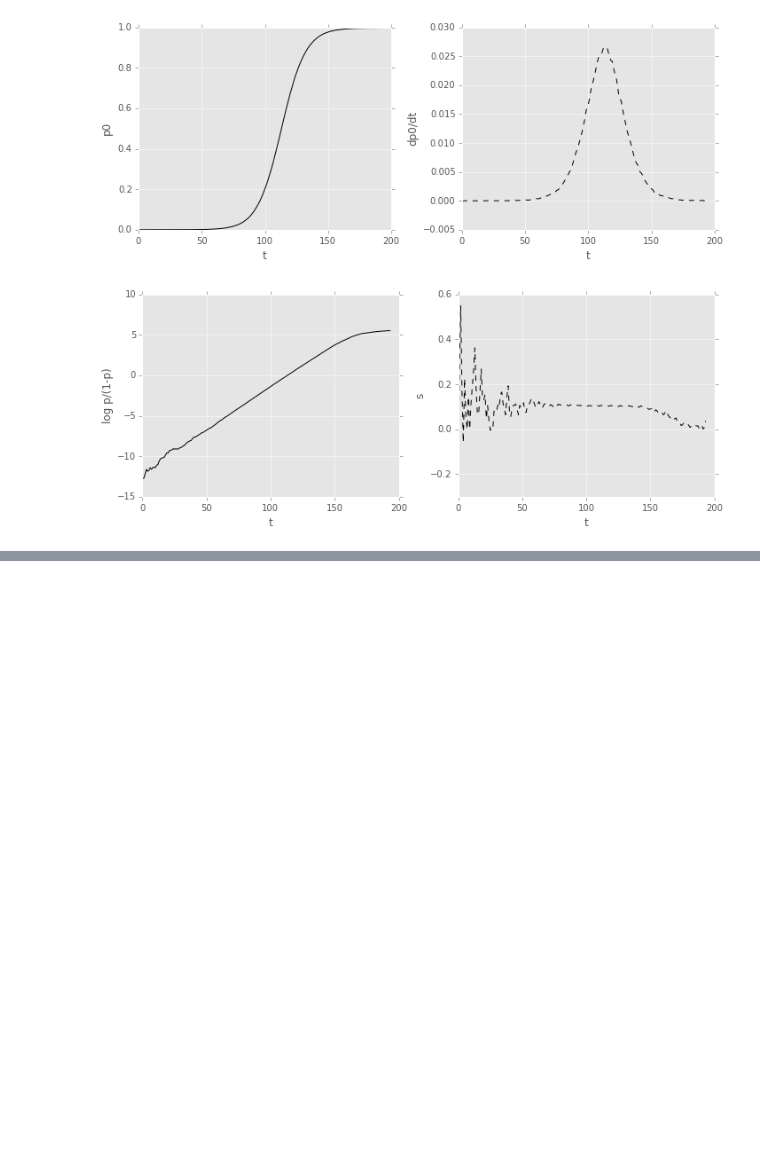
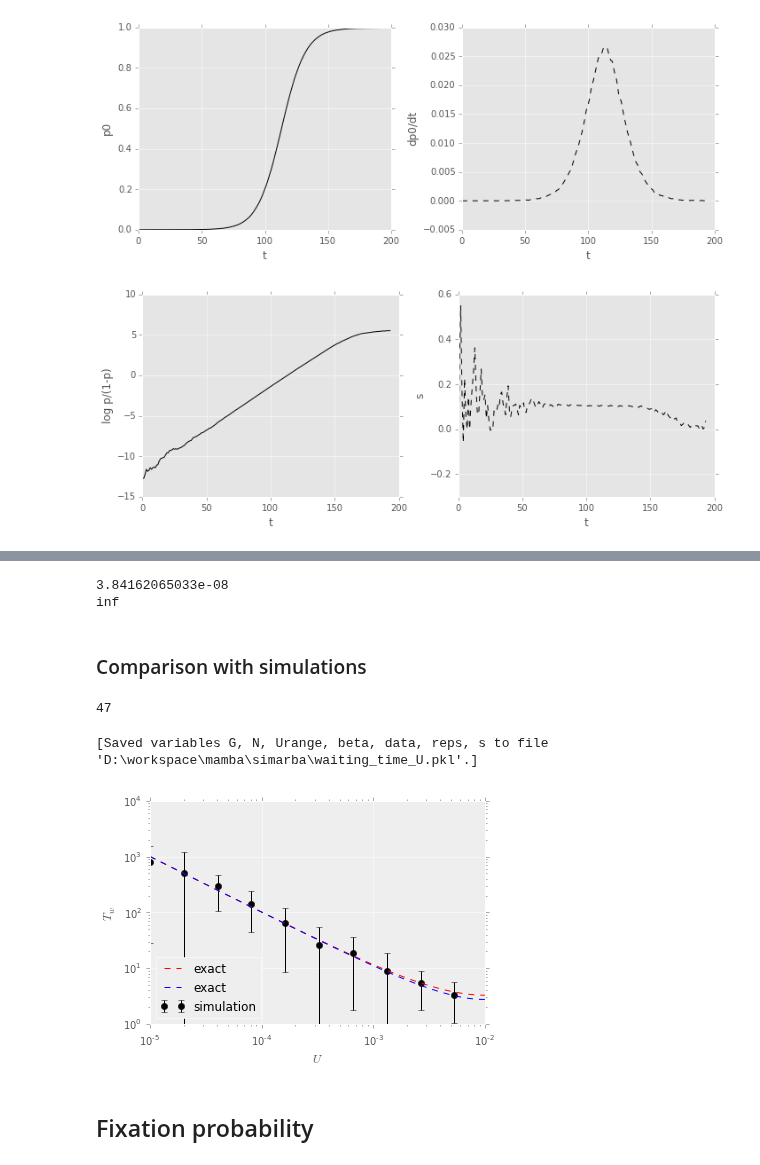
Before and after one commit to yoavram/mamba, a Jupyter notebook: simarba/adaptation model.ipynb, the cells around one changed output, grey strips where cells are left out. Saved outputs shown, nothing was run; the diff lists cells and outputs as text; code cells hidden in the pictures; blank space fills up the shorter version.

```diff
--- a/simarba/adaptation model.ipynb
+++ b/simarba/adaptation model.ipynb
@@ -148,0 +241,10 @@ fig.tight_layout();
+# %%
+Tw1 = lambda N,U,s,beta: (1 - (1 - q1(U,s,beta))**N)**(-1)
+Tw2 = lambda N,U,s,beta: (N * q1(U,s,beta))**(-1)
+print q1(U,s,beta)
+print Tw1(N,U,s,beta)
+# %% [output]
+3.84162065033e-08
+inf
+# %% [markdown]
+### Comparison with simulations
@@ -148,0 +253,42 @@ fig.tight_layout();
+# %%
+def simulation(N,U,s,beta,G):
+    dM = del_mut_mat(U,G)
+    bM = ben_mut_mat(beta,U,G)
+    S = sel_mat(s,G)
+    MSB_ticks = int(log(0.001) / log(1 - s)) * 5
+    p = zeros(G)
+    p[0] = 1.0
+    ## MSB
+    t,p = evolve(0, p, lambda t,p: t < MSB_ticks, S=S, dM=dM, bM=bM, verbose=False)
+    ## appearance
+    p[1:] = p[:-1]
+    p[0]  = 0
+    t,p = evolve(0, p, lambda t,p: p[0] == 0,     S=S, dM=dM, bM=bM, verbose=False)
+    return t
+print simulation(N,U,s,beta,G)
+# %% [output]
+47
+# %%
+%%cache waiting_time_U.pkl reps N s beta G Urange data --force
+N,s,beta,G = 1e6,1e-2,1e-4,10
+reps = 10
+Urange = logspace(-5,-2,100)
+data = array([[simulation(N,U_,s,beta,G) for U_ in Urange[::10]] for _ in range(reps)])
+# %% [output]
+[Saved variables G, N, Urange, beta, data, reps, s to file 'D:\workspace\mamba\simarba\waiting_time_U.pkl'.]
+# %%
+y1 = [Tw1(N,U_,s,beta) for U_ in Urange]
+y2 = [Tw2(N,U_,s,beta) for U_ in Urange]
+# %%
+errorbar(Urange[::10], data.mean(axis=0), yerr=data.std(axis=0, ddof=1), color='k', marker='o', ls='none', label='simulation')
+plot(Urange, y1, color='r', ls='--', label='exact')
+plot(Urange, y2, color='b', ls='--', label='exact')
+xscale('log')
+yscale('log')
+xlabel('$U$')
+ylabel('$T_w$')
+legend(loc='lower left');
+# %% [output]
+[figure, added]
+# %% [markdown]
+## Fixation probability
```
Also changed, not shown: parts of 20 cells of this notebook.
